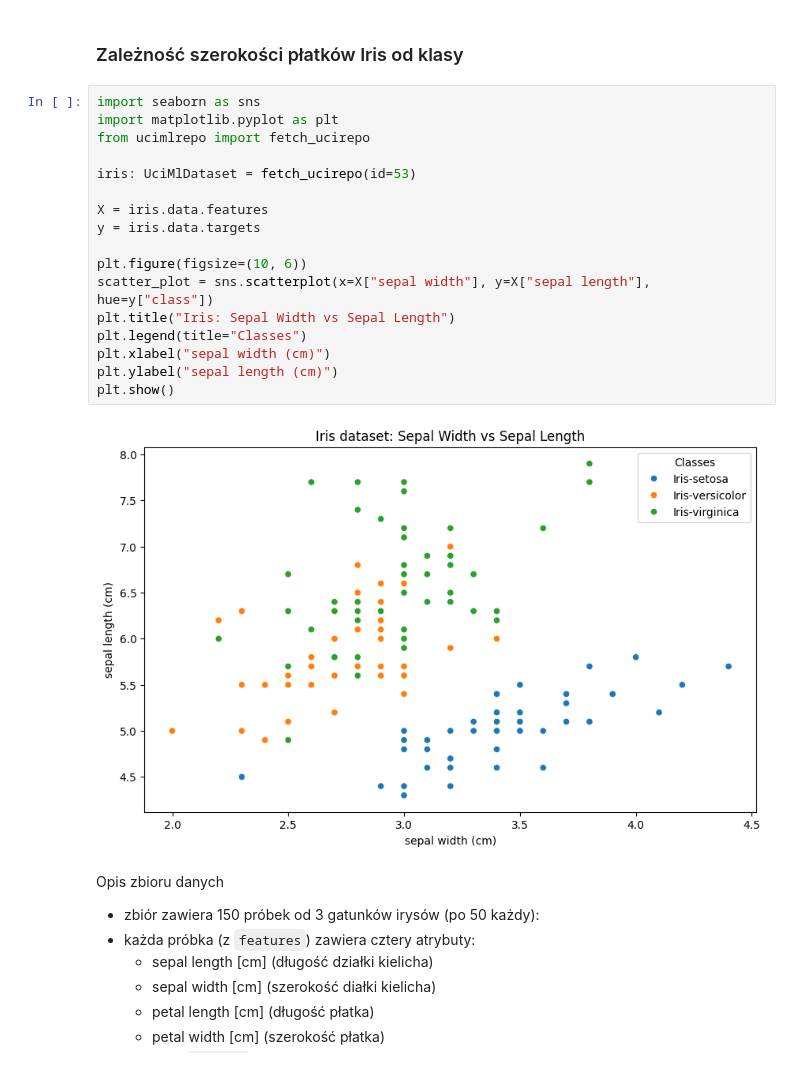
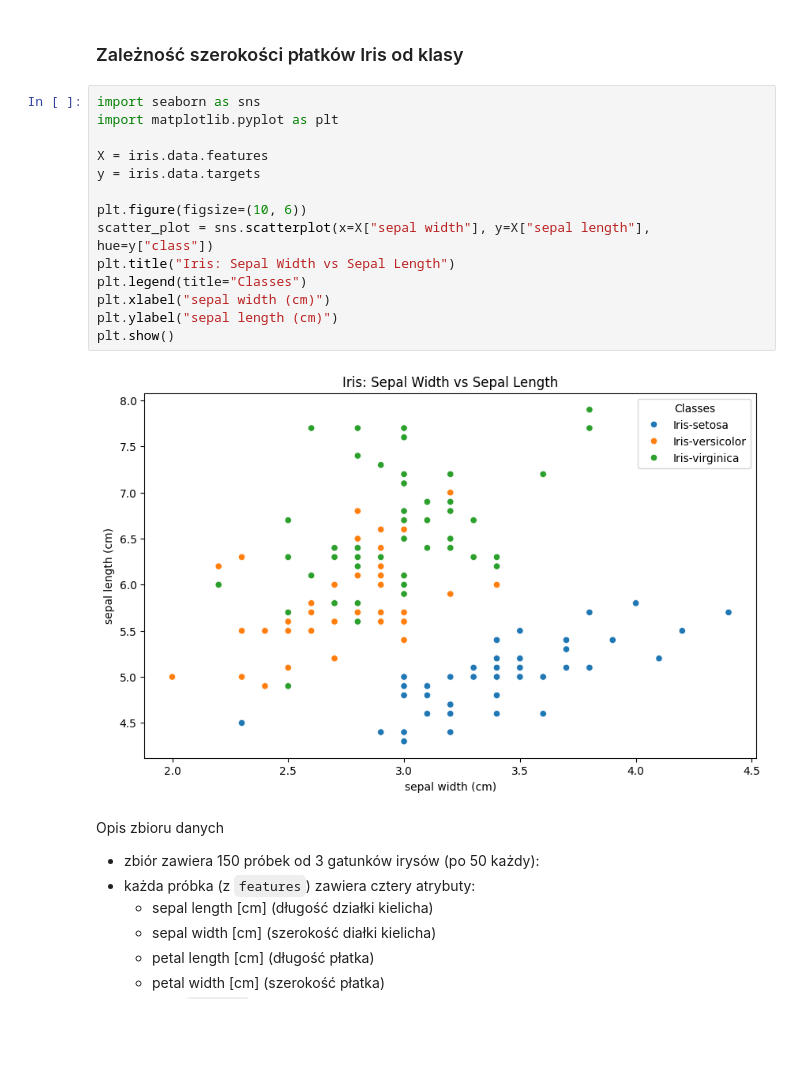
Before and after one commit to piotrdurniat/ml-l0-principal-component-analysis, a Jupyter notebook: uczenie-maszynowe-lab-0.ipynb, the cells around one changed output. Saved outputs shown, nothing was run; the diff lists cells and outputs as text; blank space fills up the shorter version.

```diff
--- a/uczenie-maszynowe-lab-0.ipynb
+++ b/uczenie-maszynowe-lab-0.ipynb
@@ -46,22 +46,19 @@ iris.data.targets.head()
 # %%
 import seaborn as sns
 import matplotlib.pyplot as plt
-from ucimlrepo import fetch_ucirepo
-
-iris: UciMlDataset = fetch_ucirepo(id=53)
 
 X = iris.data.features
 y = iris.data.targets
 
 plt.figure(figsize=(10, 6))
 scatter_plot = sns.scatterplot(x=X["sepal width"], y=X["sepal length"], hue=y["class"])
 plt.title("Iris: Sepal Width vs Sepal Length")
 plt.legend(title="Classes")
 plt.xlabel("sepal width (cm)")
 plt.ylabel("sepal length (cm)")
 plt.show()
 # %% [output]
-[figure, old version]
+[figure, new version]
 # %% [markdown]
 Opis zbioru danych
 
```
Also changed, not shown: parts of 9 cells of this notebook.
